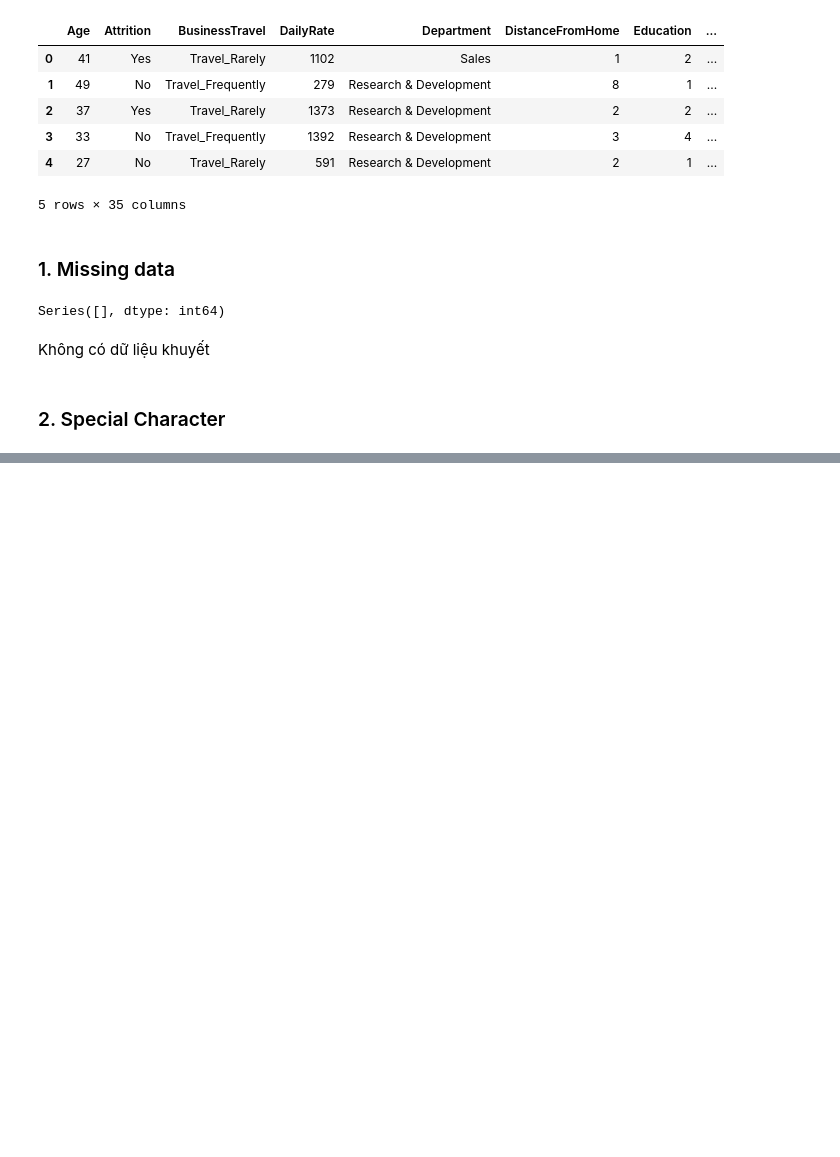
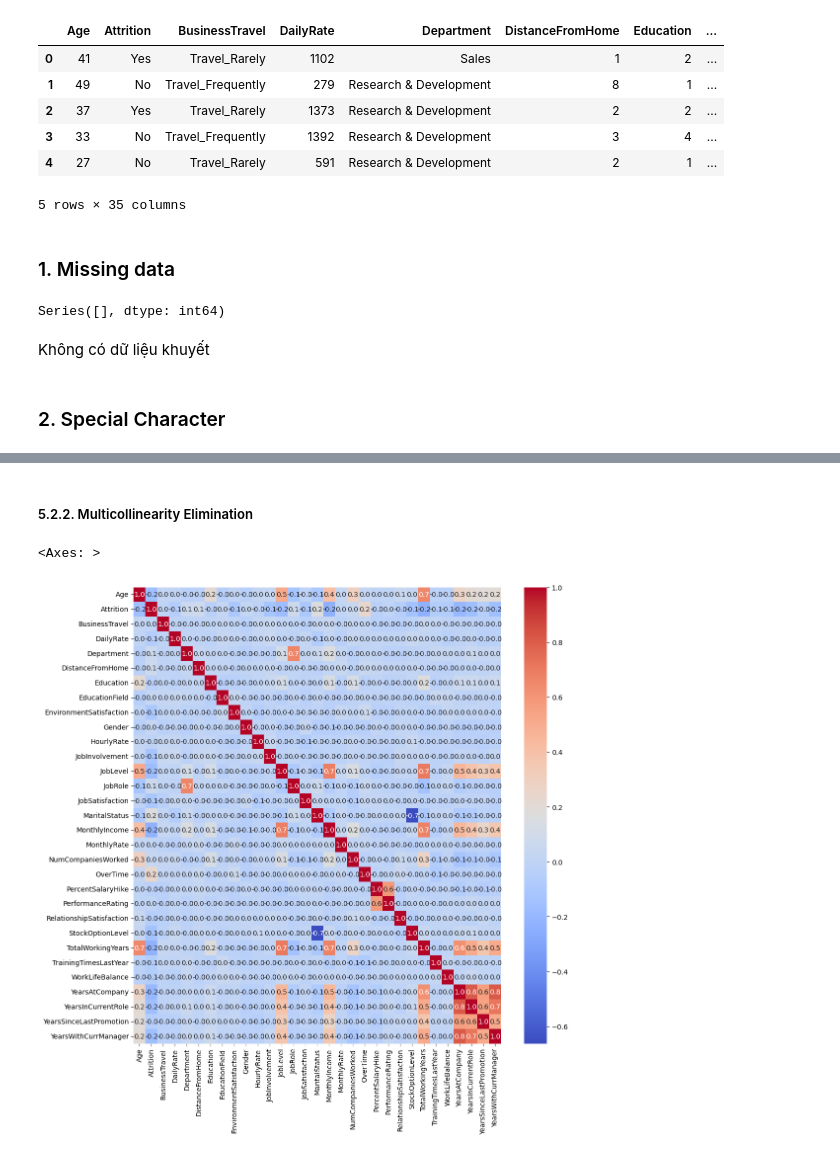
Before and after one commit to duong28022003/EmpAttrition, a Jupyter notebook: Preprocessing.ipynb, the cells around one changed output, grey strips where cells are left out. Drawn from its saved outputs; the diff is of its cells as text; code cells hidden in the pictures; blank space fills up the shorter version.

```diff
--- a/Preprocessing.ipynb
+++ b/Preprocessing.ipynb
@@ -40,0 +267,12 @@ Không có dữ liệu khuyết
+# %%
+for column in ['HourlyRate', 'DailyRate', 'MonthlyRate']:
+    mmscl = MinMaxScaler()
+    scaled_df[column] = mmscl.fit_transform(scaled_df[[column]])
+# %%
+for column in ['DistanceFromHome', 'MonthlyIncome', 'PercentSalaryHike',
+               'YearsAtCompany', 'TotalWorkingYears', 'YearsSinceLastPromotion']:
+    scaled_df[column] = np.log1p(scaled_df[column])
+# %%
+for column in ['NumCompaniesWorked', 'TrainingTimesLastYear','YearsInCurrentRole', 'YearsWithCurrManager']:
+    stdscl = StandardScaler()
+    scaled_df[column] = stdscl.fit_transform(scaled_df[[column]])
@@ -40,0 +306,3 @@ Không có dữ liệu khuyết
+# %%
+new_df = scaled_df.drop(columns=['Over18','EmployeeCount','StandardHours','EmployeeNumber'])
+new_df.columns.shape
@@ -40,0 +350,2 @@ Không có dữ liệu khuyết
+# %% [markdown]
+##### 5.2.2. Multicollinearity Elimination
@@ -40,0 +354,6 @@ Không có dữ liệu khuyết
+# %%
+plt.figure(figsize=(12,12))
+sns.heatmap(new_df.corr(), annot=True, cmap='coolwarm', fmt='.1f')
+# %% [output]
+<Axes: >
+[figure, added]
```
Also changed, not shown: parts of 43 cells of this notebook, 1 other file.
